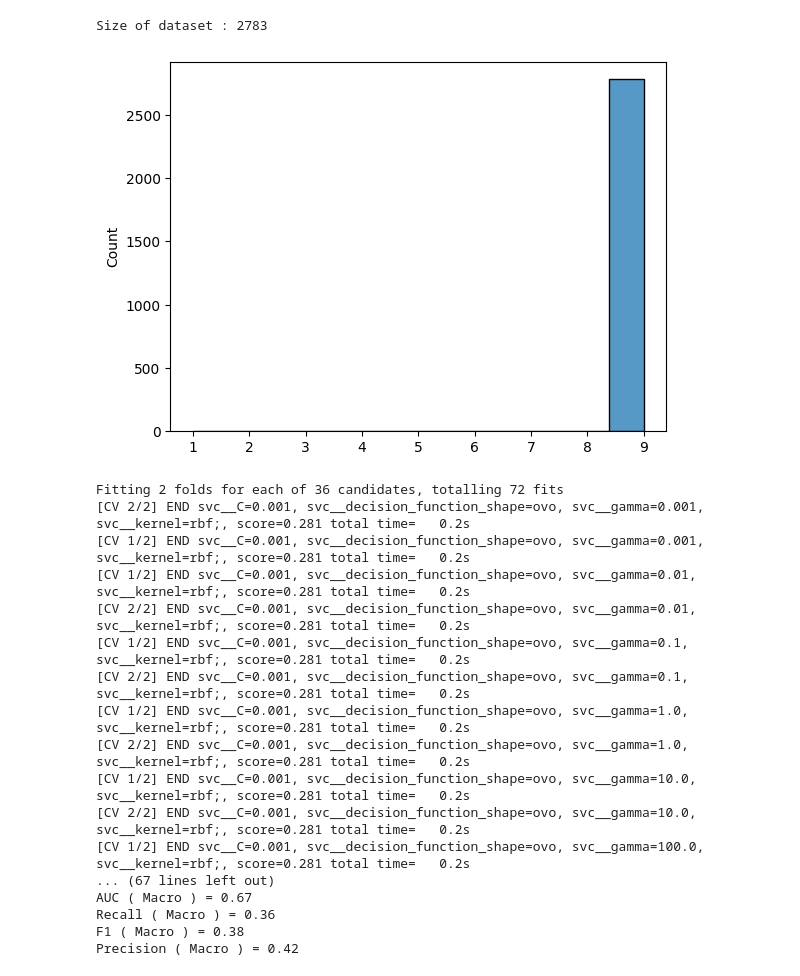
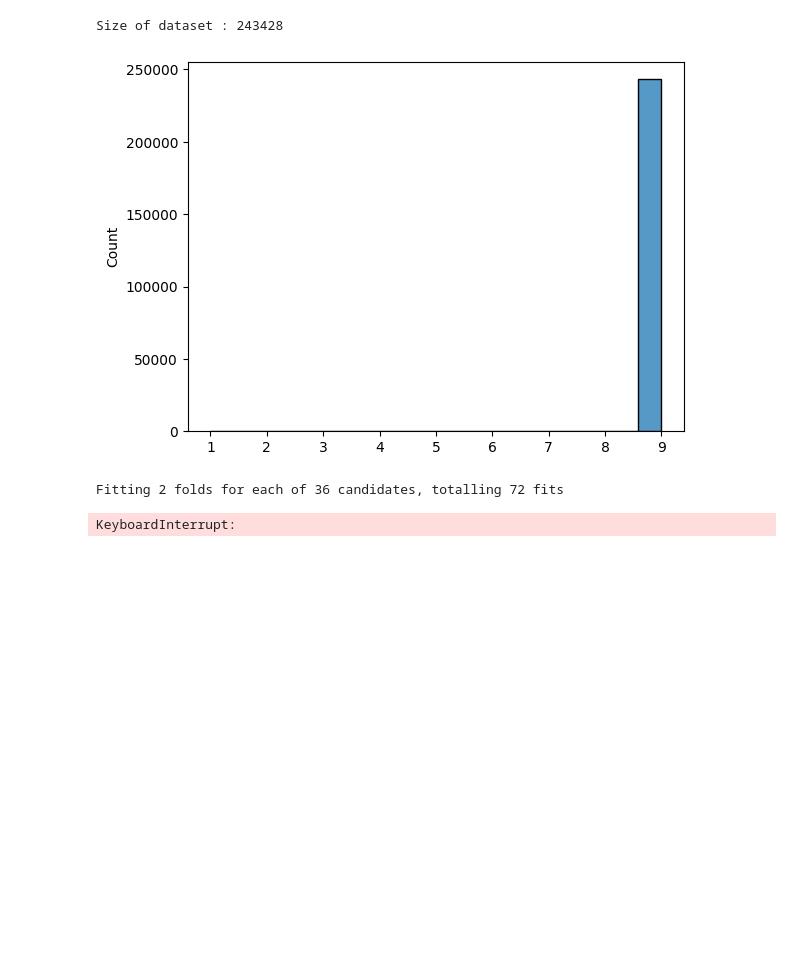
Before and after one commit to SuhanC/IonBind, a Jupyter notebook: RFmodel.Baseline.multilabel.ipynb, the cells around one changed output. Drawn from its saved outputs; the diff is of its cells as text; code cells hidden in the pictures; blank space fills up the shorter version.

```diff
--- a/RFmodel.Baseline.multilabel.ipynb
+++ b/RFmodel.Baseline.multilabel.ipynb
@@ -112,50 +112,35 @@ sns.histplot(train_Y)
 # %%
-num_prot = 1000
+num_prot = 90000
 train_dat = calculate_window(0,num_prot,bindlist)
 train_X,train_Y = preproc_data(train_dat)
 check_windowdata(train_X)
 train_X,train_Y = filter_traindata(train_X,train_Y)
 flatten_trainX = flatten_Xdata(train_X)
 trainX, testX, trainy, testy = train_test_split(flatten_trainX,train_Y,test_size=0.4,shuffle = True)
 
 X = trainX ; y = trainy
 
 pipe_svc = make_pipeline(StandardScaler(),SVC(random_state=9510))
 
 # param_range = [0.0001, 0.001, 0.01, 0.1, 1.0, 10.0, 100.0, 1000.0]
 param_range = [0.001, 0.01, 0.1, 1.0, 10.0, 100.0]
 # {'svc__C': param_range,
 #             'svc__kernel': ['linear'],
 #             'svc__decision_function_shape':['ovo']},
 param_grid = [{'svc__C': param_range,
             'svc__gamma': param_range,
             'svc__kernel': ['rbf'],
             'svc__decision_function_shape':['ovo']}]
 
 gs = GridSearchCV(estimator=pipe_svc,
                 param_grid=param_grid,
                 scoring='accuracy',
                 cv=2,
                 n_jobs=4,verbose=3)
 gs = gs.fit(X, y)
 acc,auc,recall,f1,prec,auc_mac,recall_mac,f1_mac,prec_mac = get_MLmetrics_multilabel(testy,testX,gs,'multi')
 # %% [output]
-Size of dataset : 2783
+Size of dataset : 243428
-[figure, old version]
+[figure, new version]
 Fitting 2 folds for each of 36 candidates, totalling 72 fits
-[CV 2/2] END svc__C=0.001, svc__decision_function_shape=ovo, svc__gamma=0.001, svc__kernel=rbf;, score=0.281 total time=   0.2s
-[CV 1/2] END svc__C=0.001, svc__decision_function_shape=ovo, svc__gamma=0.001, svc__kernel=rbf;, score=0.281 total time=   0.2s
-[CV 1/2] END svc__C=0.001, svc__decision_function_shape=ovo, svc__gamma=0.01, svc__kernel=rbf;, score=0.281 total time=   0.2s
-[CV 2/2] END svc__C=0.001, svc__decision_function_shape=ovo, svc__gamma=0.01, svc__kernel=rbf;, score=0.281 total time=   0.2s
-[CV 1/2] END svc__C=0.001, svc__decision_function_shape=ovo, svc__gamma=0.1, svc__kernel=rbf;, score=0.281 total time=   0.2s
-[CV 2/2] END svc__C=0.001, svc__decision_function_shape=ovo, svc__gamma=0.1, svc__kernel=rbf;, score=0.281 total time=   0.2s
-[CV 1/2] END svc__C=0.001, svc__decision_function_shape=ovo, svc__gamma=1.0, svc__kernel=rbf;, score=0.281 total time=   0.2s
-[CV 2/2] END svc__C=0.001, svc__decision_function_shape=ovo, svc__gamma=1.0, svc__kernel=rbf;, score=0.281 total time=   0.2s
-[CV 1/2] END svc__C=0.001, svc__decision_function_shape=ovo, svc__gamma=10.0, svc__kernel=rbf;, score=0.281 total time=   0.2s
-[CV 2/2] END svc__C=0.001, svc__decision_function_shape=ovo, svc__gamma=10.0, svc__kernel=rbf;, score=0.281 total time=   0.2s
-[CV 1/2] END svc__C=0.001, svc__decision_function_shape=ovo, svc__gamma=100.0, svc__kernel=rbf;, score=0.281 total time=   0.2s
-... (67 lines left out)
-AUC ( Macro ) = 0.67
-Recall ( Macro ) = 0.36
-F1 ( Macro ) = 0.38
-Precision ( Macro ) = 0.42
+KeyboardInterrupt:
```
Also changed, not shown: parts of 1 cell of this notebook, 2 other files.
